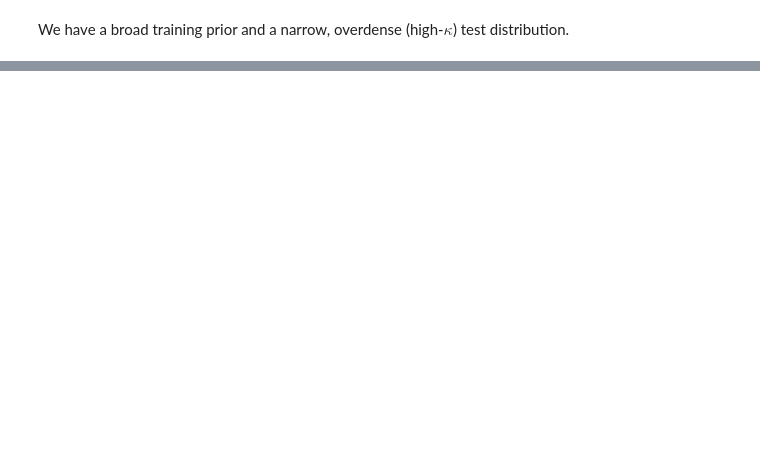
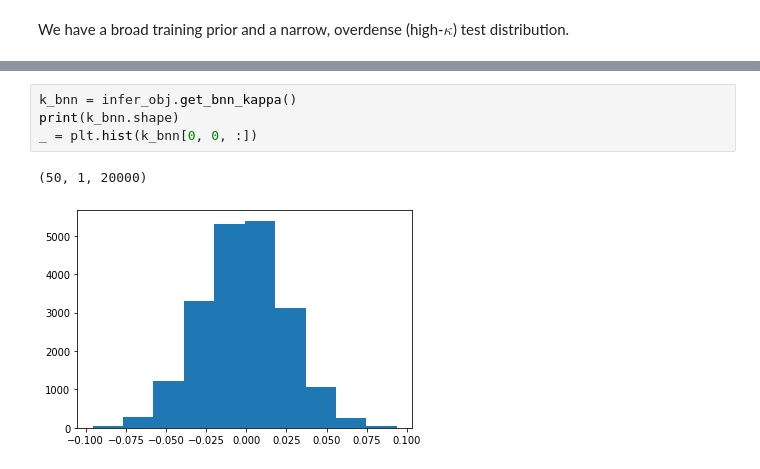
Before and after one commit to jiwoncpark/node-to-joy, a Jupyter notebook: demo/Hierarchical_Inference.ipynb, the cells around one changed output, grey strips where cells are left out. Cells and saved outputs as stored; diff of their text form; blank space fills up the shorter version.

```diff
--- a/demo/Hierarchical_Inference.ipynb
+++ b/demo/Hierarchical_Inference.ipynb
@@ -118,3 +119,10 @@ iutils.get_chain_plot(mcmc_samples, None)
+# %%
+k_bnn = infer_obj.get_bnn_kappa()
+print(k_bnn.shape)
+_ = plt.hist(k_bnn[0, 0, :])
+# %% [output]
+(50, 1, 20000)
+[figure, added]
 # %%
 infer_obj.visualize_omega_post(log_idx=1,
                                chain_path=chain_path,
```
Also changed, not shown: parts of 25 cells of this notebook.
